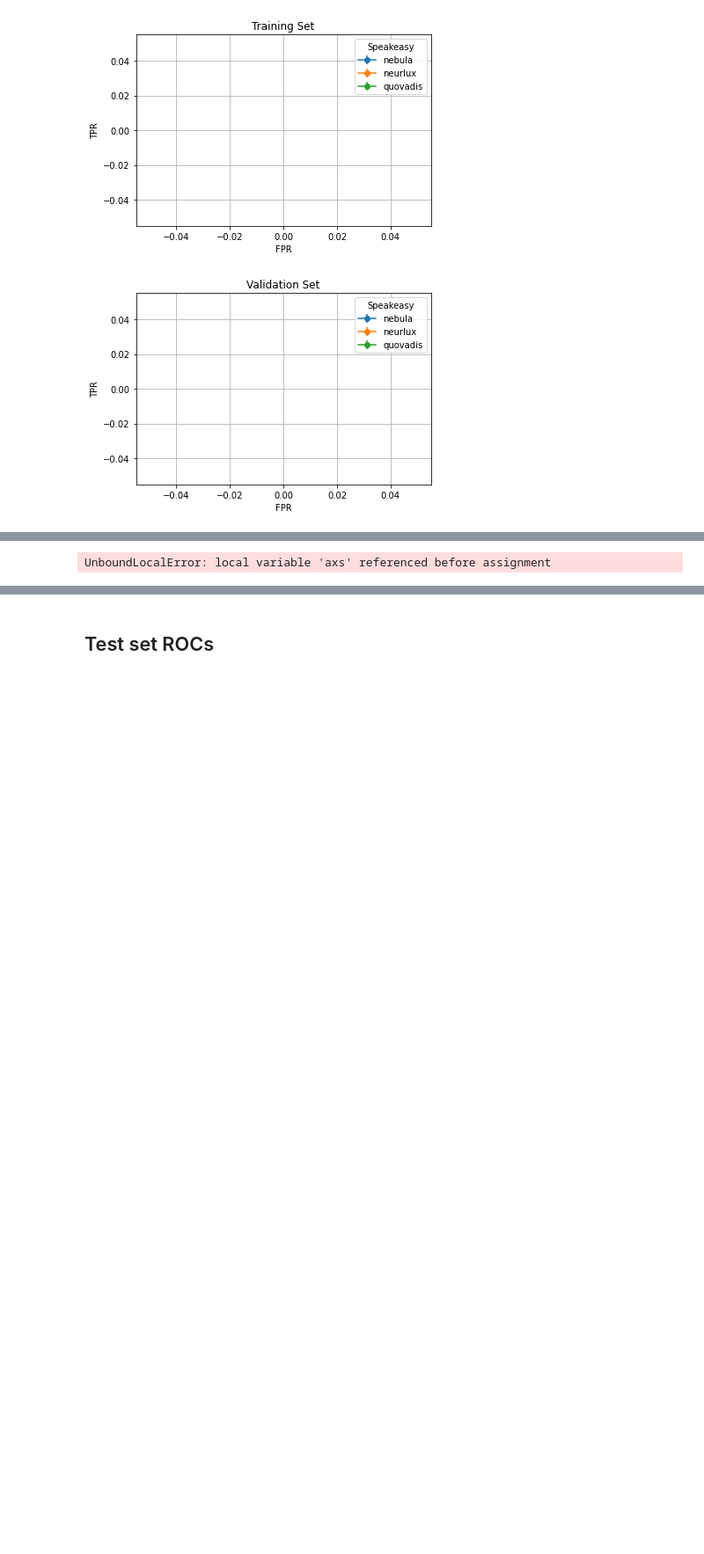
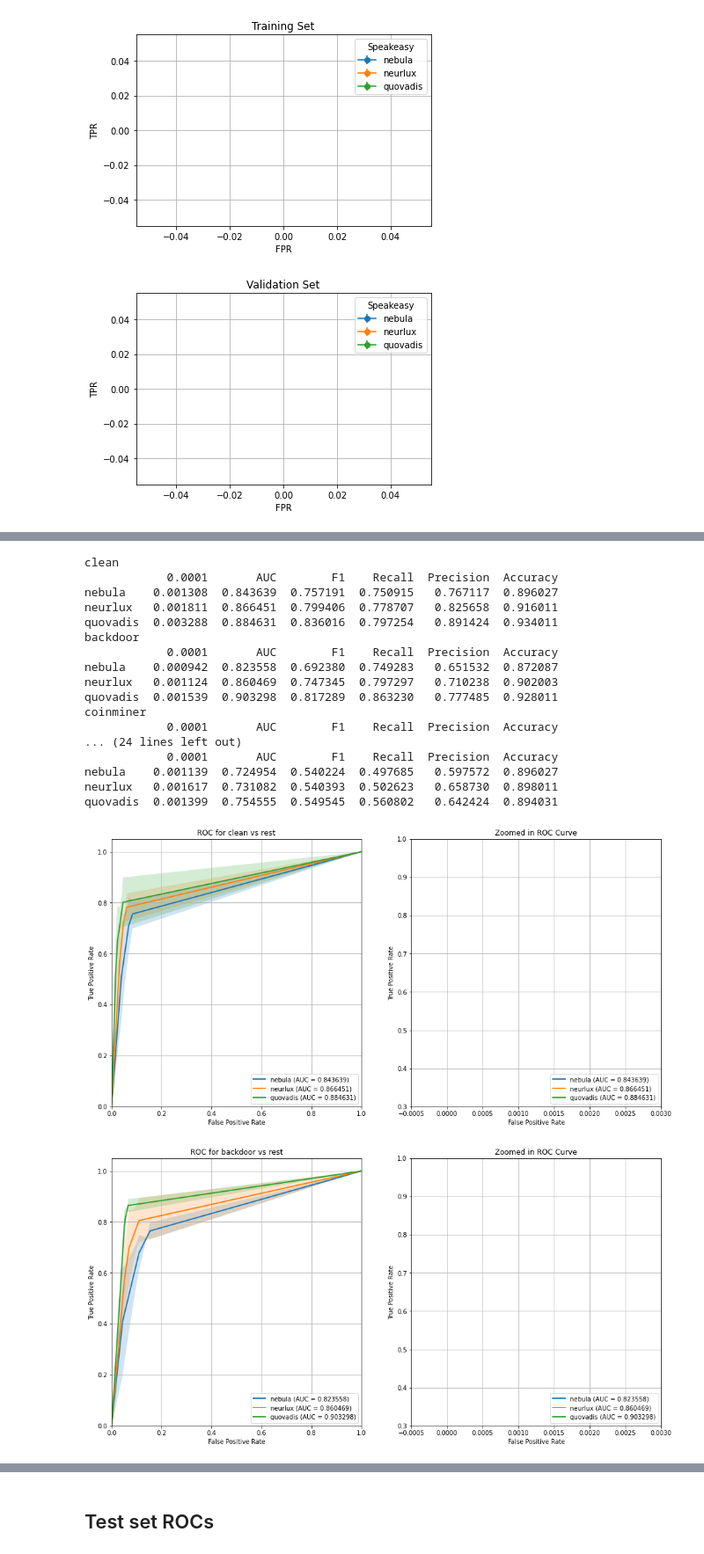
Before and after one commit to dtrizna/nebula, a Jupyter notebook: evaluation/dynamic_sota/results_roc_speakeasy_multiclass.ipynb, the cells around one changed output, grey strips where cells are left out. Shown at 88% size. Drawn from its saved outputs; the diff is of its cells as text; code cells hidden in the pictures; blank space fills up the shorter version.

```diff
--- a/evaluation/dynamic_sota/results_roc_speakeasy_multiclass.ipynb
+++ b/evaluation/dynamic_sota/results_roc_speakeasy_multiclass.ipynb
@@ -8,11 +8,13 @@ SCRIPT_PATH = get_path(type="notebook")
 REPO_ROOT = os.path.join(SCRIPT_PATH, "..", "..")
 
 from nebula.evaluation import read_cv_data_splits, read_cv_metrics_folder
-from nebula.evaluation.roc import get_model_rocs, allign_metrics, report_alligned_metrics, get_roc, get_preds
-from nebula.misc.plots import plot_roc_curve, plot_cv_metrics_dict, plot_losses
+from nebula.evaluation.roc import allign_metrics, report_alligned_metrics, get_roc, get_preds
+from nebula.misc.plots import plot_roc_curve, plot_cv_metrics_dict
 from nebula.models.neurlux import NeurLuxModel
 from nebula.models.quovadis import QuoVadisModel
 from nebula.models import TransformerEncoderChunks
+from nebula.constants import SPEAKEASY_LABELMAP
+REVERSE_SPEAKEASY_LABELMAP = {v: k for k, v in SPEAKEASY_LABELMAP.items()}
 from collections import defaultdict
 import numpy as np
 import pickle
@@ -31,7 +33,7 @@ NEBULA_VOCAB = 5000
 NEURLUX_VOCAB = 1000
 QUO_VADIS_VOCAB = 600
 SEQ_LEN = 512
-
+LIMIT = 500
 # TBD -- see:
 # https://scikit-learn.org/stable/auto_examples/model_selection/plot_roc.html
 # %%
@@ -165,13 +171,38 @@ BdbQuit:
-# %%
-df, axs_val = report_alligned_metrics(
-    base_fpr_val,
-    tprs_mean_val,
-    tprs_std_val,
-    metrics_val,
-    xlim=[-0.0005, 0.003],
-    ylim=[0.3, 1.0],
-    metrics_full=True
-)
-df
-# %% [output]
-UnboundLocalError: local variable 'axs' referenced before assignment
+# %%
+for selected_label in SPEAKEASY_LABELMAP.keys():
+    metrics_label = {k: v[selected_label] for k, v in metrics_val.items()}
+    base_fpr_val, tprs_mean_val, tprs_std_val = allign_metrics(metrics_label)
+
+    df, axs_val = report_alligned_metrics(
+        base_fpr_val,
+        tprs_mean_val,
+        tprs_std_val,
+        metrics_label,
+        xlim=[-0.0005, 0.003],
+        ylim=[0.3, 1.0],
+        metrics_full=True
+    )
+    # suptitle to refer label
+    axs_val[0].set_title(f"ROC for {selected_label} vs rest")
+    print(selected_label)
+    print(df[df.columns[0:1].tolist() + df.columns[-5:].tolist()])
+# %% [output]
+clean
+            0.0001       AUC        F1    Recall  Precision  Accuracy
+nebula    0.001308  0.843639  0.757191  0.750915   0.767117  0.896027
+neurlux   0.001811  0.866451  0.799406  0.778707   0.825658  0.916011
+quovadis  0.003288  0.884631  0.836016  0.797254   0.891424  0.934011
+backdoor
+            0.0001       AUC        F1    Recall  Precision  Accuracy
+nebula    0.000942  0.823558  0.692380  0.749283   0.651532  0.872087
+neurlux   0.001124  0.860469  0.747345  0.797297   0.710238  0.902003
+quovadis  0.001539  0.903298  0.817289  0.863230   0.777485  0.928011
+coinminer
+            0.0001       AUC        F1    Recall  Precision  Accuracy
+... (24 lines left out)
+            0.0001       AUC        F1    Recall  Precision  Accuracy
+nebula    0.001139  0.724954  0.540224  0.497685   0.597572  0.896027
+neurlux   0.001617  0.731082  0.540393  0.502623   0.658730  0.898011
+quovadis  0.001399  0.754555  0.549545  0.560802   0.642424  0.894031
+[figure, added]
+[figure, added]
```
Also changed, not shown: parts of 6 cells of this notebook, 22 other files.
